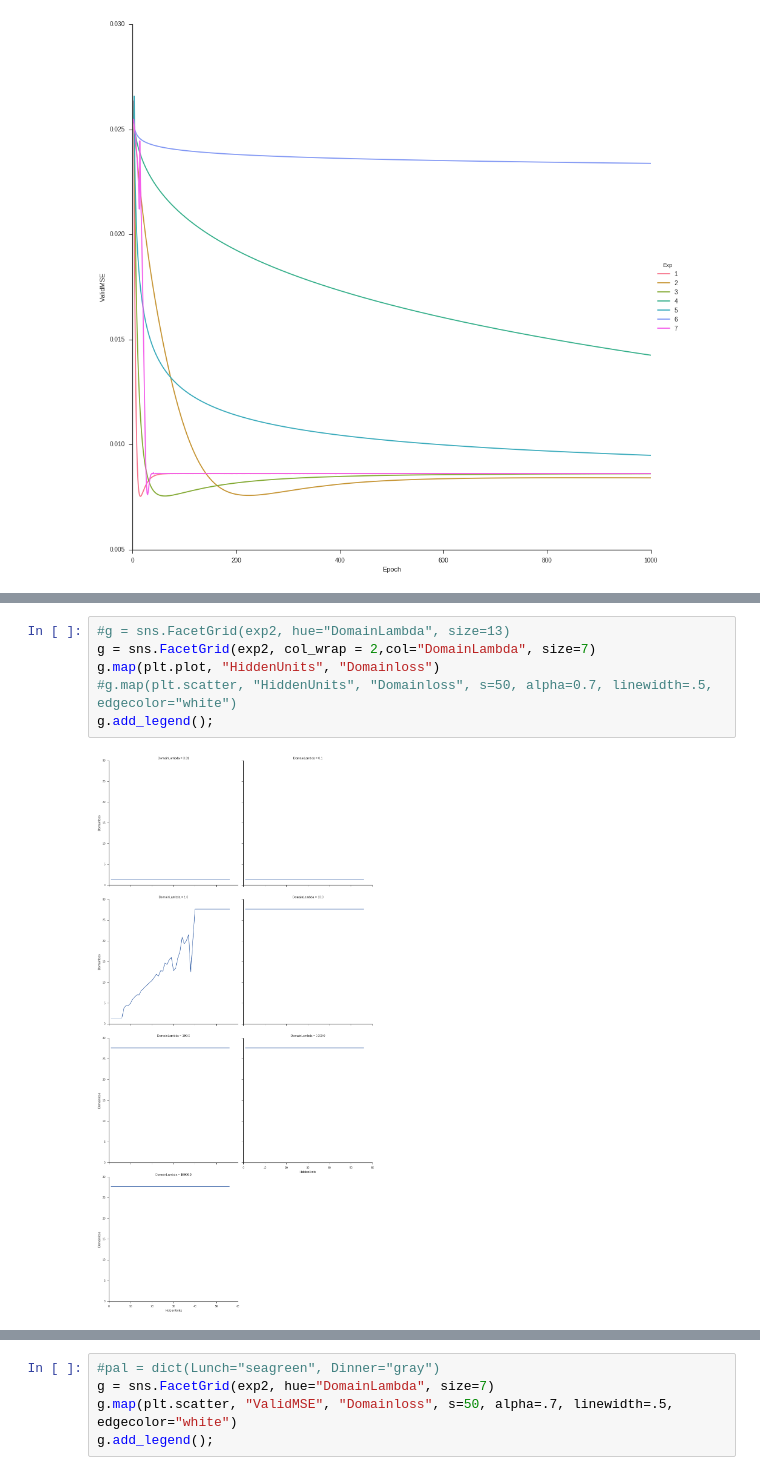
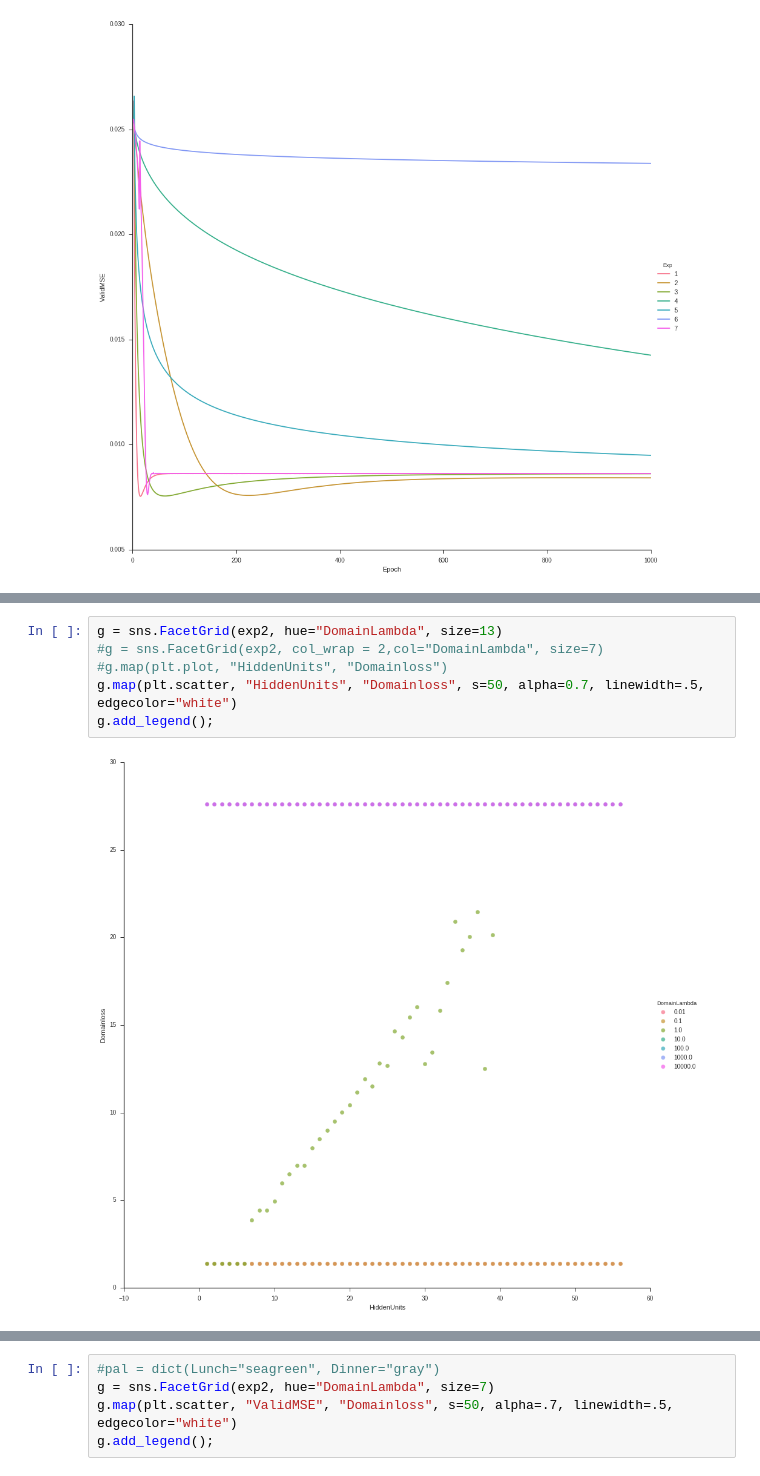
Before and after one commit to fengsy868/Dann-EEG, a Jupyter notebook: Ploting.ipynb, the cells around one changed output, grey strips where cells are left out. Saved outputs shown, nothing was run; the diff lists cells and outputs as text.

```diff
--- a/Ploting.ipynb
+++ b/Ploting.ipynb
@@ -31,8 +37,8 @@ g.add_legend();
 # %%
-#g = sns.FacetGrid(exp2, hue="DomainLambda", size=13)
-g = sns.FacetGrid(exp2, col_wrap = 2,col="DomainLambda", size=7)
-g.map(plt.plot, "HiddenUnits", "Domainloss")
-#g.map(plt.scatter, "HiddenUnits", "Domainloss", s=50, alpha=0.7, linewidth=.5, edgecolor="white")
+g = sns.FacetGrid(exp2, hue="DomainLambda", size=13)
+#g = sns.FacetGrid(exp2, col_wrap = 2,col="DomainLambda", size=7)
+#g.map(plt.plot, "HiddenUnits", "Domainloss")
+g.map(plt.scatter, "HiddenUnits", "Domainloss", s=50, alpha=0.7, linewidth=.5, edgecolor="white")
 g.add_legend();
 # %% [output]
-[figure, old version]
+[figure, new version]
```
Also changed, not shown: parts of 11 cells of this notebook, 4 other files.
